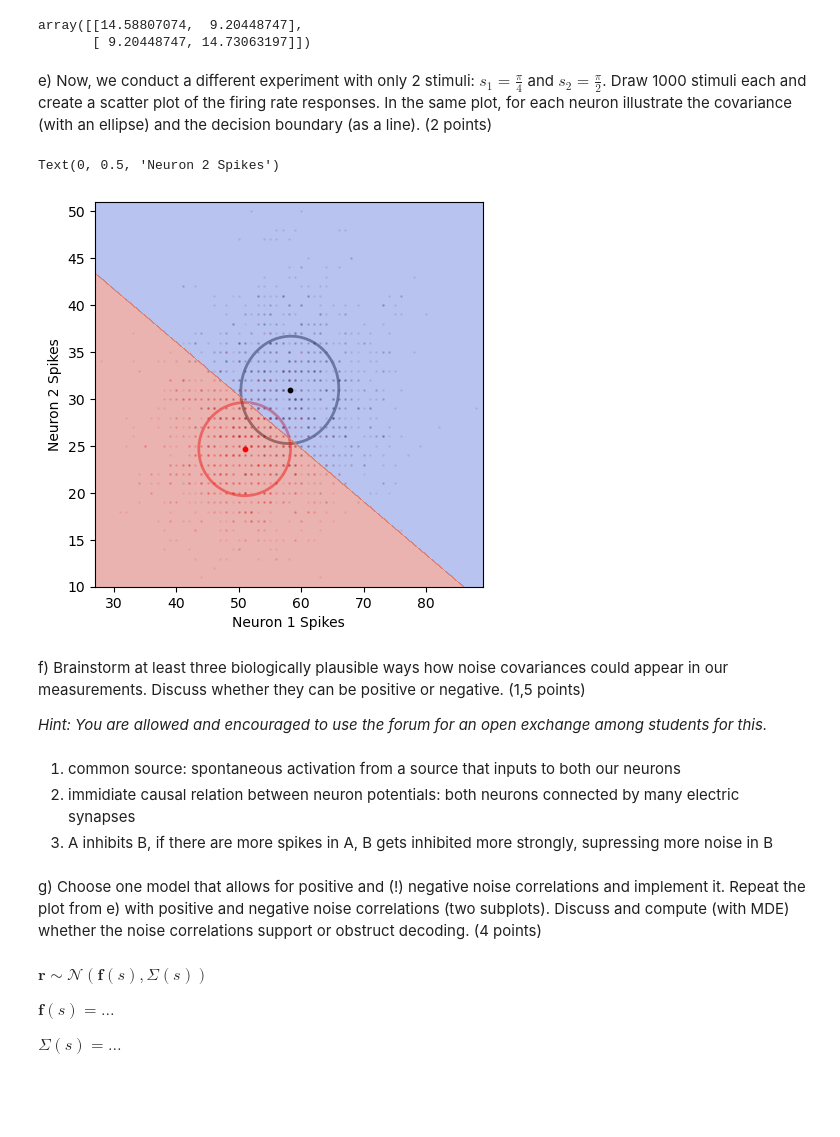
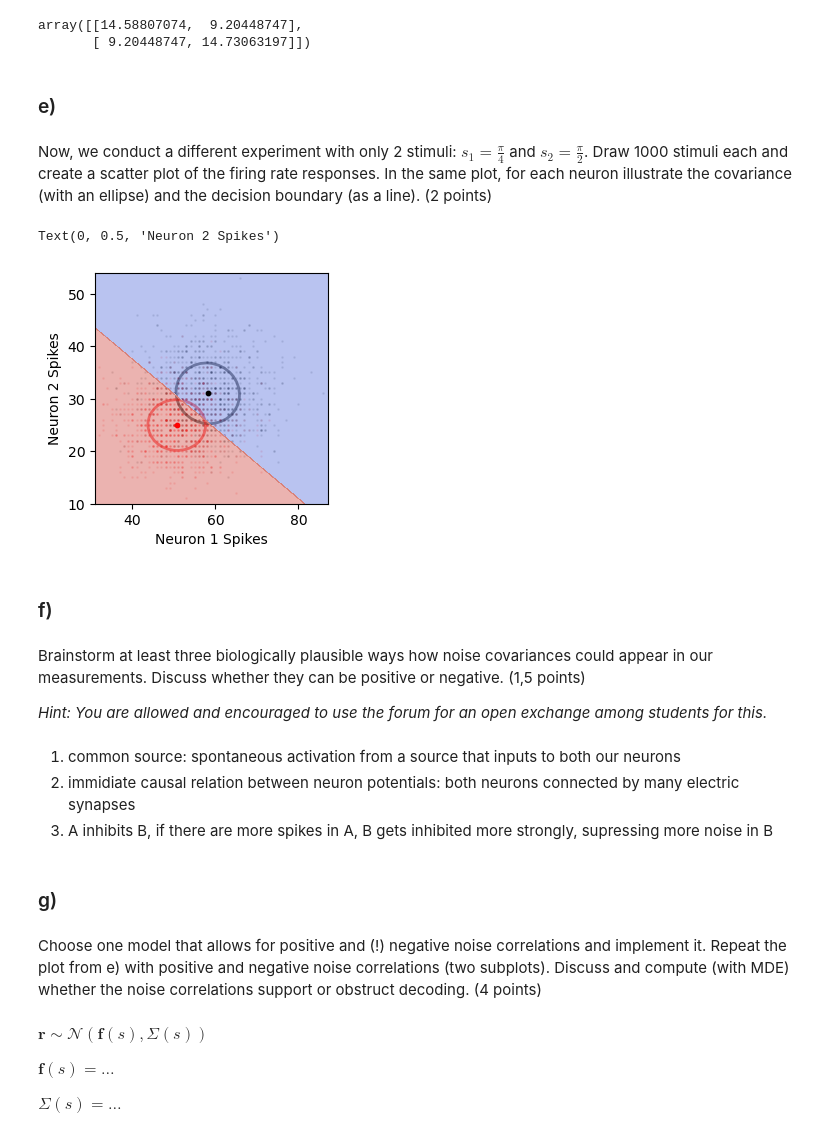
Before and after one commit to toniklenk/NeuralCoding, a Jupyter notebook: notebooks/2025_Neural_coding_Homework5-EliaReppchen-MaxBardelang.ipynb, the cells around one changed output. Cells and saved outputs as stored; diff of their text form; code cells hidden in the pictures; blank space fills up the shorter version.

```diff
--- a/notebooks/2025_Neural_coding_Homework5-EliaReppchen-MaxBardelang.ipynb
+++ b/notebooks/2025_Neural_coding_Homework5-EliaReppchen-MaxBardelang.ipynb
@@ -129,8 +141,10 @@ np.cov(r1, r2) * 20
 # %% [output]
 array([[14.58807074,  9.20448747],
        [ 9.20448747, 14.73063197]])
+# %% [markdown]
+### e)
 # %% [markdown]
-e) Now, we conduct a different experiment with only 2 stimuli: $s_1 = \frac\pi4$ and $s_2=\frac{\pi}{2}$. Draw 1000 stimuli each and create a scatter plot of the firing rate responses. In the same plot, for each neuron illustrate the covariance (with an ellipse) and the decision boundary (as a line). (2 points)
+ Now, we conduct a different experiment with only 2 stimuli: $s_1 = \frac\pi4$ and $s_2=\frac{\pi}{2}$. Draw 1000 stimuli each and create a scatter plot of the firing rate responses. In the same plot, for each neuron illustrate the covariance (with an ellipse) and the decision boundary (as a line). (2 points)
 # %%
 # again for 25 seconds of recording
 s1, s2 = np.pi / 4 + np.ones(1000), np.pi / 2 * np.ones(1000)
@@ -142,12 +156,11 @@ r2s1, r2s2 = np.random.poisson(np.exp(np.sin(s1 - np.pi / 2)) * 25), np.random.p
     np.exp(np.sin(s2 - np.pi / 2)) * 25
 )
 
-fig, ax = plt.subplots(figsize=(5, 5))
+fig, ax = plt.subplots(figsize=(3, 3))
 ax.scatter(r1s1, r2s1, alpha=0.08, color="black", s=1)
 ax.scatter(r1s2, r2s2, alpha=0.08, color="red", s=1)
 
 # draw in ellipsis of covariance for stimulus 1 and stimulus 2
-from matplotlib.patches import Ellipse
 
 
 def draw_covariance_ellipse(ax, mean, cov, color="black", alpha=0.5):
@@ -166,47 +179,49 @@ def draw_covariance_ellipse(ax, mean, cov, color="black", alpha=0.5):
     ax.add_patch(ellipse)
 
 
 draw_covariance_ellipse(
     ax, [r1s1.mean(), r2s1.mean()], np.cov(r1s1, r2s1), color="black", alpha=0.5
 )
 draw_covariance_ellipse(
     ax, [r1s2.mean(), r2s2.mean()], np.cov(r1s2, r2s2), color="red", alpha=0.5
 )
 
 # get optimal decision boundary
-from sklearn.discriminant_analysis import LinearDiscriminantAnalysis
-from sklearn.inspection import DecisionBoundaryDisplay
+
 
 lda = LinearDiscriminantAnalysis()
-
 X = np.concatenate([np.column_stack((r1s1, r2s1)), np.column_stack((r1s2, r2s2))])
 lda.fit(X, np.concatenate([np.zeros(len(r1s1)), np.ones(len(r1s2))]))
 
 DecisionBoundaryDisplay.from_estimator(
     lda,
     X,
     response_method="predict",
     ax=ax,
     cmap="coolwarm",
     alpha=0.4,
     grid_resolution=1000,
 )
 
 ax.set_xlabel("Neuron 1 Spikes")
 ax.set_ylabel("Neuron 2 Spikes")
 # %% [output]
 Text(0, 0.5, 'Neuron 2 Spikes')
-[figure, old version]
+[figure, new version]
+# %% [markdown]
+### f)
 # %% [markdown]
-f) Brainstorm at least three biologically plausible ways how noise covariances could appear in our measurements. Discuss whether they can be positive or negative. (1,5 points)
+ Brainstorm at least three biologically plausible ways how noise covariances could appear in our measurements. Discuss whether they can be positive or negative. (1,5 points)
 
 *Hint: You are allowed and encouraged to use the forum for an open exchange among students for this.*
 # %% [markdown]
 1. common source:  spontaneous activation from a source that inputs to both our neurons
 2. immidiate causal relation between neuron potentials: both neurons connected by many electric synapses
 3. A inhibits B, if there are more spikes in A, B gets inhibited more strongly, supressing more noise in B
+# %% [markdown]
+### g)
 # %% [markdown]
-g) Choose one model that allows for positive and (!) negative noise correlations and implement it. Repeat the plot from e) with positive and negative noise correlations (two subplots). Discuss and compute (with MDE) whether the noise correlations support or obstruct decoding. (4 points)
+ Choose one model that allows for positive and (!) negative noise correlations and implement it. Repeat the plot from e) with positive and negative noise correlations (two subplots). Discuss and compute (with MDE) whether the noise correlations support or obstruct decoding. (4 points)
 # %% [markdown]
 
 $\mathbf{r} \sim \mathcal{N}(\mathbf{f}(s), \Sigma(s))$
```
Also changed, not shown: parts of 16 cells of this notebook.
